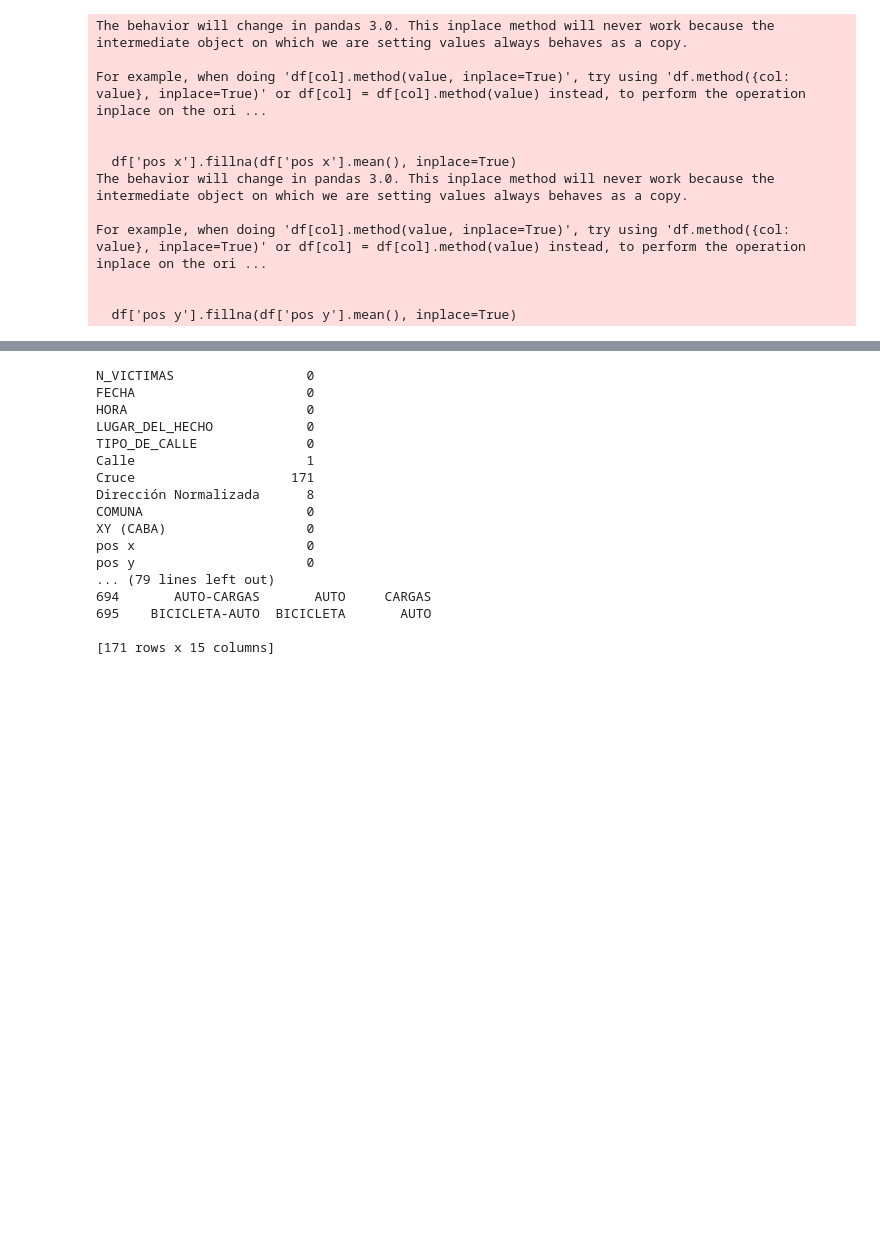
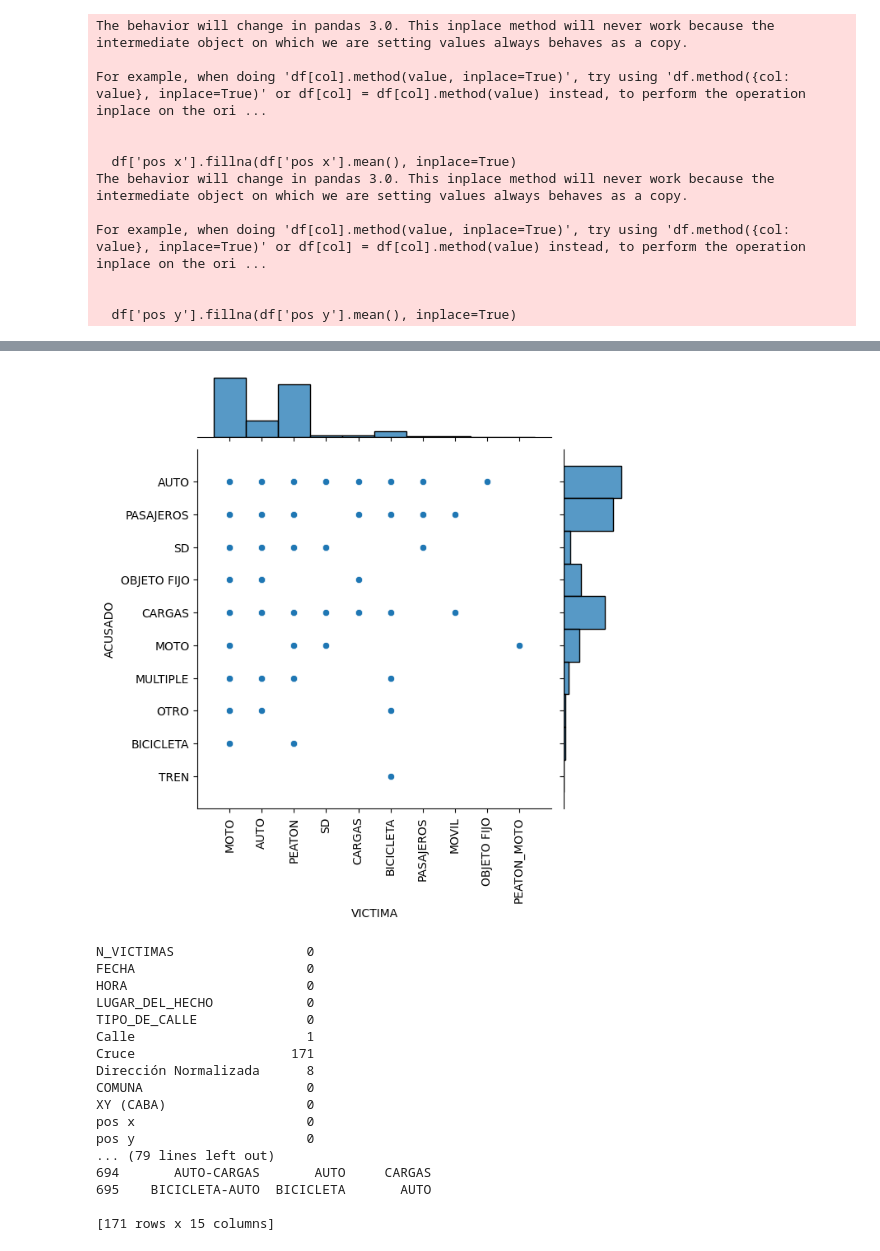
Before and after one commit to bkmay1417/An-lisis_de_datos-Siniestros_Viales-, a Jupyter notebook: EDA.ipynb, the cells around one changed output, grey strips where cells are left out. Saved outputs shown, nothing was run; the diff lists cells and outputs as text; code cells hidden in the pictures; blank space fills up the shorter version.

```diff
--- a/EDA.ipynb
+++ b/EDA.ipynb
@@ -226,3 +151,13 @@ df.head()
+# %%
+dis = sns.jointplot(x='VICTIMA', y='ACUSADO', data=df)
+
+# Rotar las etiquetas del eje x
+dis.ax_joint.set_xticklabels(dis.ax_joint.get_xticklabels(), rotation=90)
+
+# Mostrar el gráfico
+plt.show()
+# %% [output]
+[figure, added]
 # %%
 # Suponiendo que 'df' es tu DataFrame
 # Esto mostrará el recuento de valores nulos en cada columna
```
Also changed, not shown: parts of 32 cells of this notebook, 1 other file.
